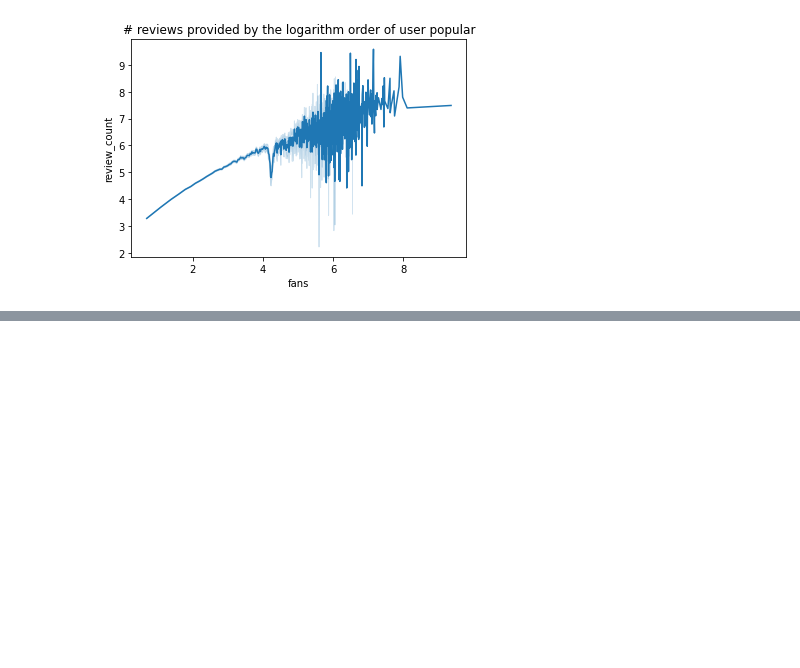
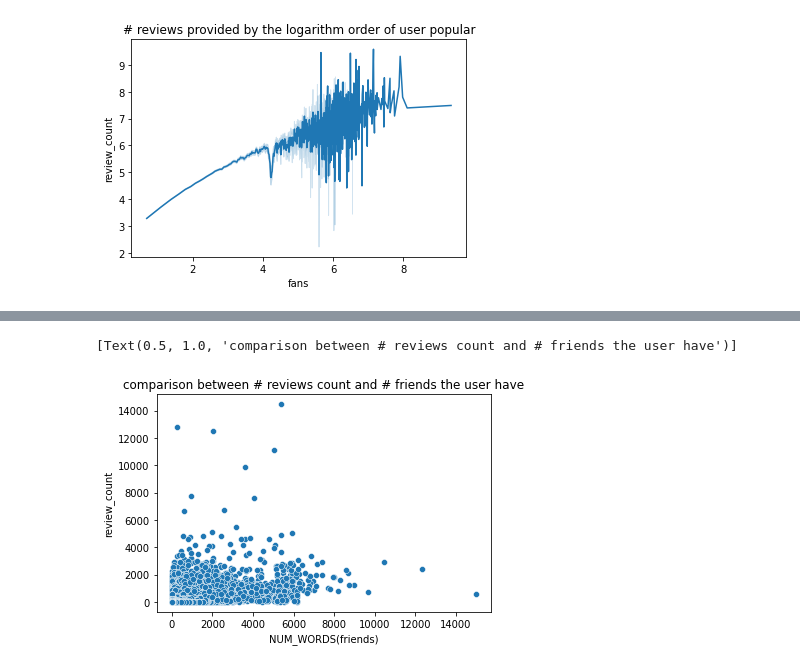
Before and after one commit to FishWith7sMemory/MAST30034-ADS-GroupProj, a Jupyter notebook: Classification.ipynb, the cells around one changed output, grey strips where cells are left out. Saved outputs shown, nothing was run; the diff lists cells and outputs as text; code cells hidden in the pictures; blank space fills up the shorter version.

```diff
--- a/Classification.ipynb
+++ b/Classification.ipynb
@@ -85,0 +105,7 @@ memory usage: 22.4+ MB
+# %%
+es = ft.EntitySet()
+# %%
+es = es.entity_from_dataframe(entity_id = 'user', dataframe = user, index = 'user_id')
+es = es.entity_from_dataframe(entity_id = 'review', dataframe = review, index = 'review_id')
+# %%
+user_features, user_feature_names = ft.dfs(entityset = es, target_entity = 'user', agg_primitives = ['mean', 'max', 'percent_true', 'last'])
@@ -115,0 +201,5 @@ sns.displot(x="stars", y="cool", data=review).set(ylabel="# useful votes", title
+# %%
+sns.scatterplot(x="NUM_WORDS(friends)", y="review_count", data=user_features).set(title="comparison between # reviews count and # friends the user have")
+# %% [output]
+[Text(0.5, 1.0, 'comparison between # reviews count and # friends the user have')]
+[figure, added]
```
Also changed, not shown: parts of 21 cells of this notebook, 1 other file.
